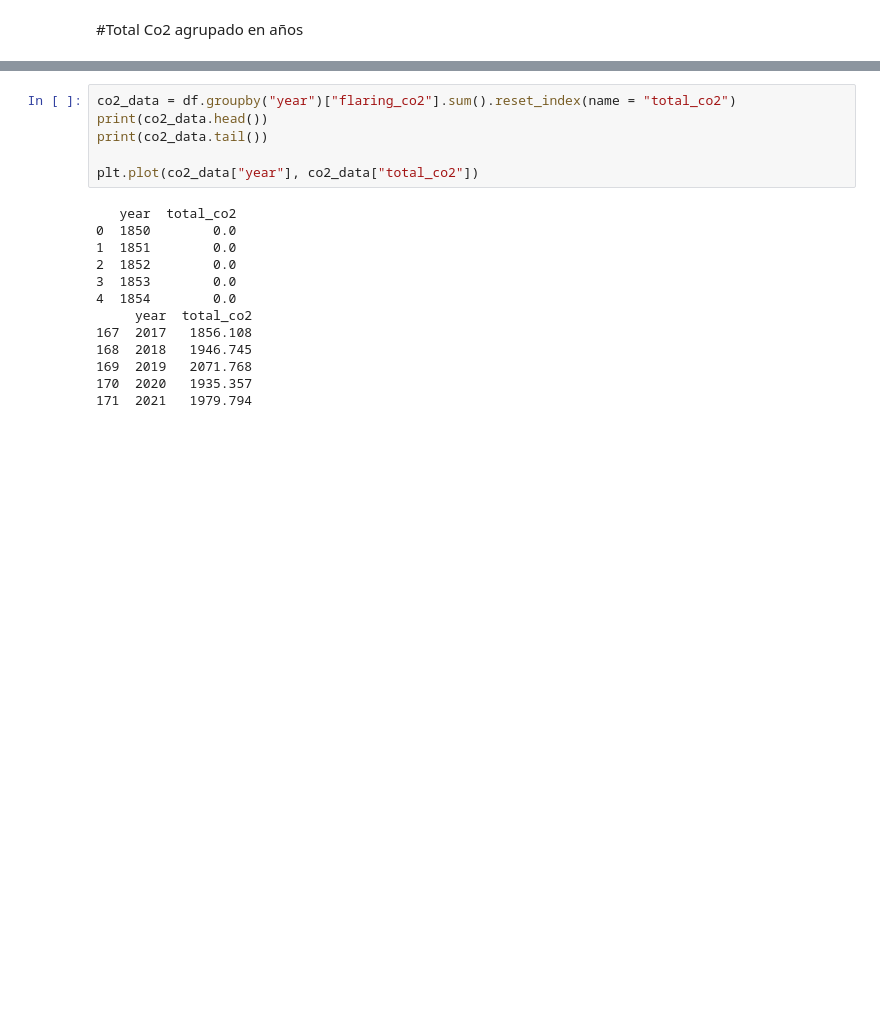
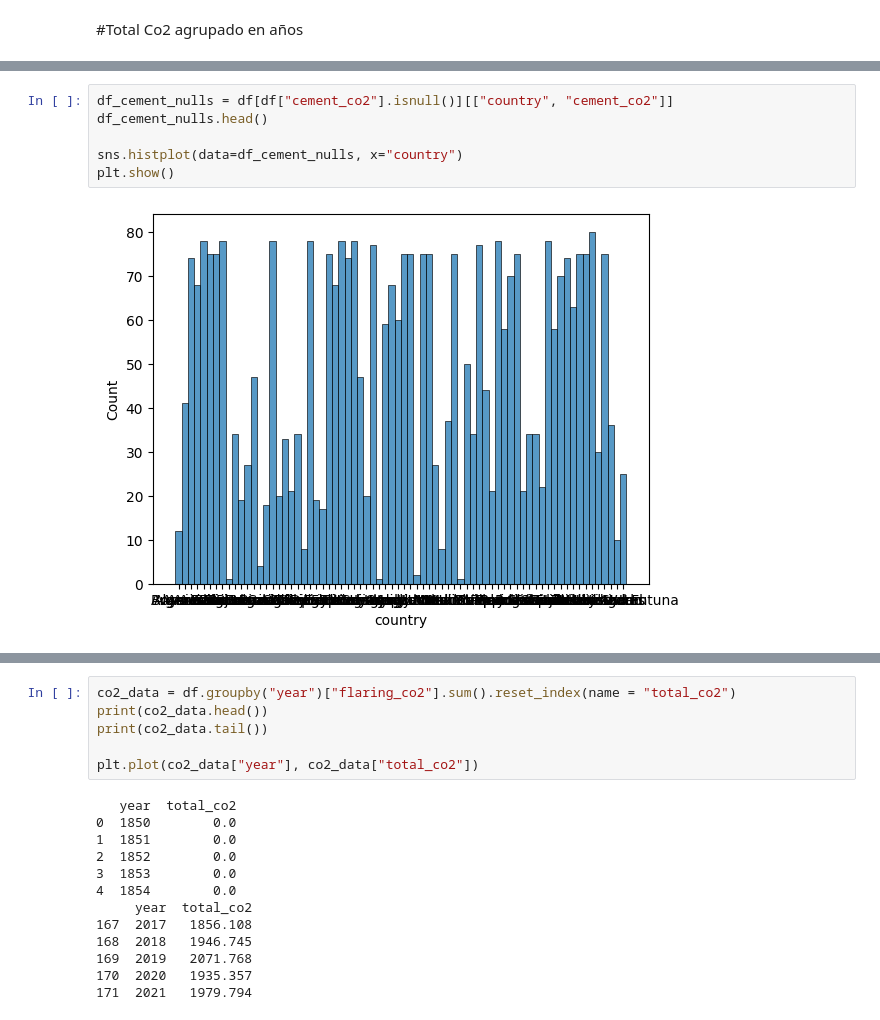
Before and after one commit to Sergio0602/Project-2--EDA, a Jupyter notebook: co2EDA.ipynb, the cells around one changed output, grey strips where cells are left out. Drawn from its saved outputs; the diff is of its cells as text; blank space fills up the shorter version.

```diff
--- a/co2EDA.ipynb
+++ b/co2EDA.ipynb
@@ -94,3 +197,11 @@ print(co2_zeros)
+# %%
+df_cement_nulls = df[df["cement_co2"].isnull()][["country", "cement_co2"]]
+df_cement_nulls.head()
+
+sns.histplot(data=df_cement_nulls, x="country")
+plt.show()
+# %% [output]
+[figure, added]
 # %%
 co2_data = df.groupby("year")["co2"].sum().reset_index(name = "total_co2")
 print(co2_data.head())
```
Also changed, not shown: parts of 13 cells of this notebook, 3 other files.
